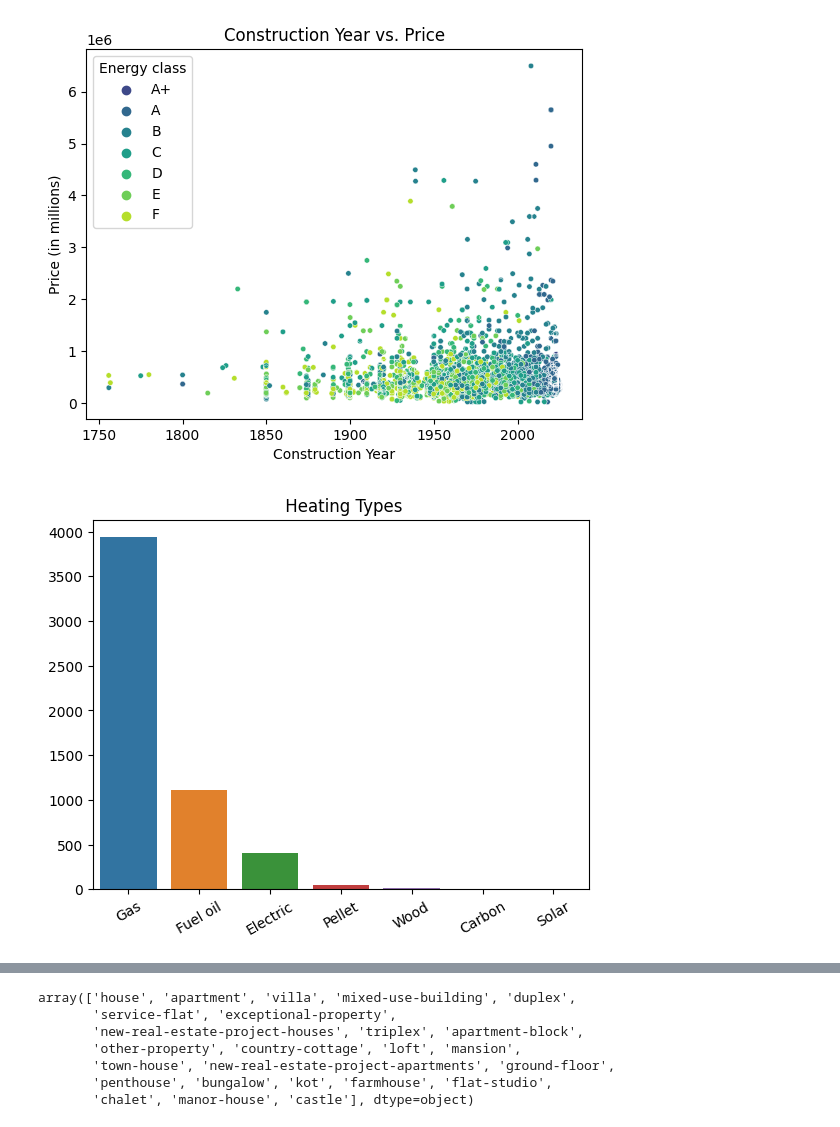
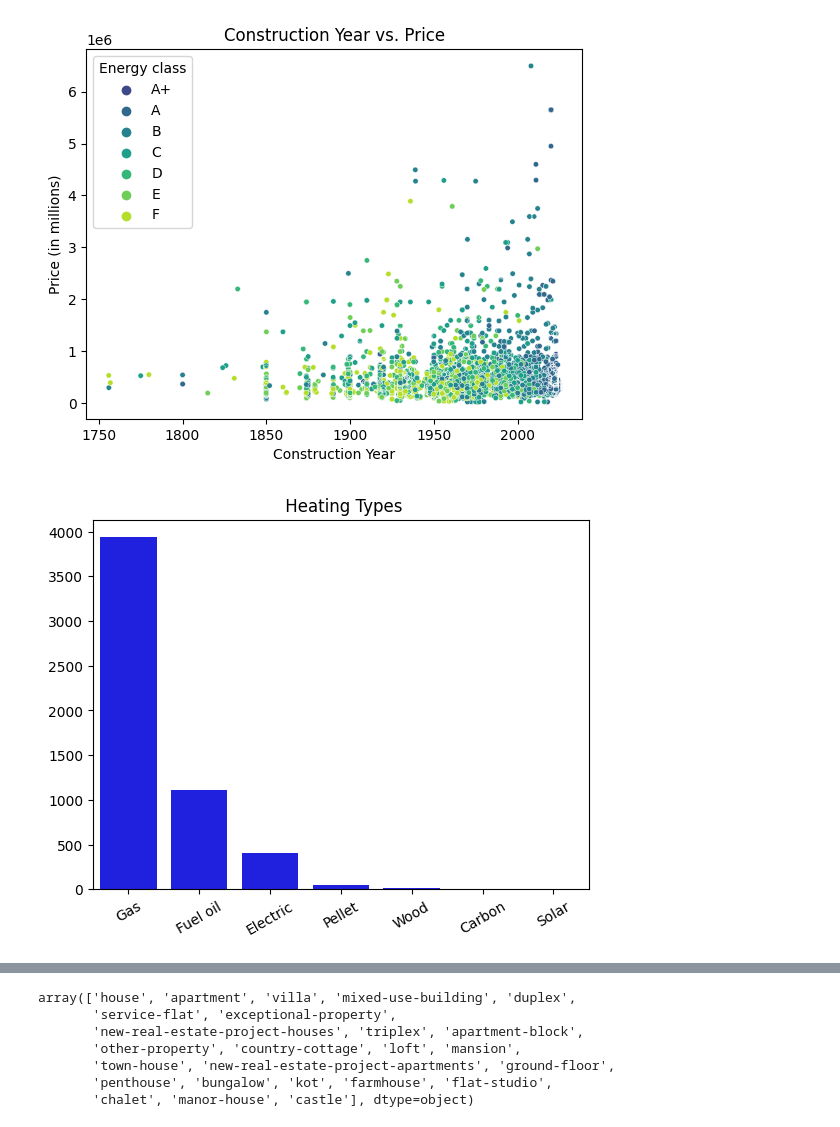
Before and after one commit to JonathanRabbi/Data_Analysis_Immo, a Jupyter notebook: Clean_Dataframe.ipynb, the cells around one changed output, grey strips where cells are left out. Saved outputs shown, nothing was run; the diff lists cells and outputs as text; code cells hidden in the pictures.

```diff
--- a/Clean_Dataframe.ipynb
+++ b/Clean_Dataframe.ipynb
@@ -233,19 +233,19 @@ RuntimeError: No mappable was found to use for colorbar creation. First define a
 # %%
 
 
 filtered_Heating_df = df[df['Heating type'] != '0']
 
 filtered_Heating_df_order = ['Gas', 'Fuel oil', 'Electric', 'Pellet', 'Wood', 'Carbon', 'Solar']
 
-sns.countplot(data= filtered_Heating_df, x='Heating type',order=filtered_Heating_df_order)
+sns.countplot(data= filtered_Heating_df,color='blue', x='Heating type',order=filtered_Heating_df_order)
 
 plt.xticks(rotation=30)
 plt.xlabel('')
 plt.ylabel('')
 plt.title(' Heating Types')
 plt.show()
 # %% [output]
-[figure, old version]
+[figure, new version]
 # %%
 df.loc[df['Heating type']=='Wood']
 # %% [output]
```
Also changed, not shown: parts of 1 cell of this notebook.
